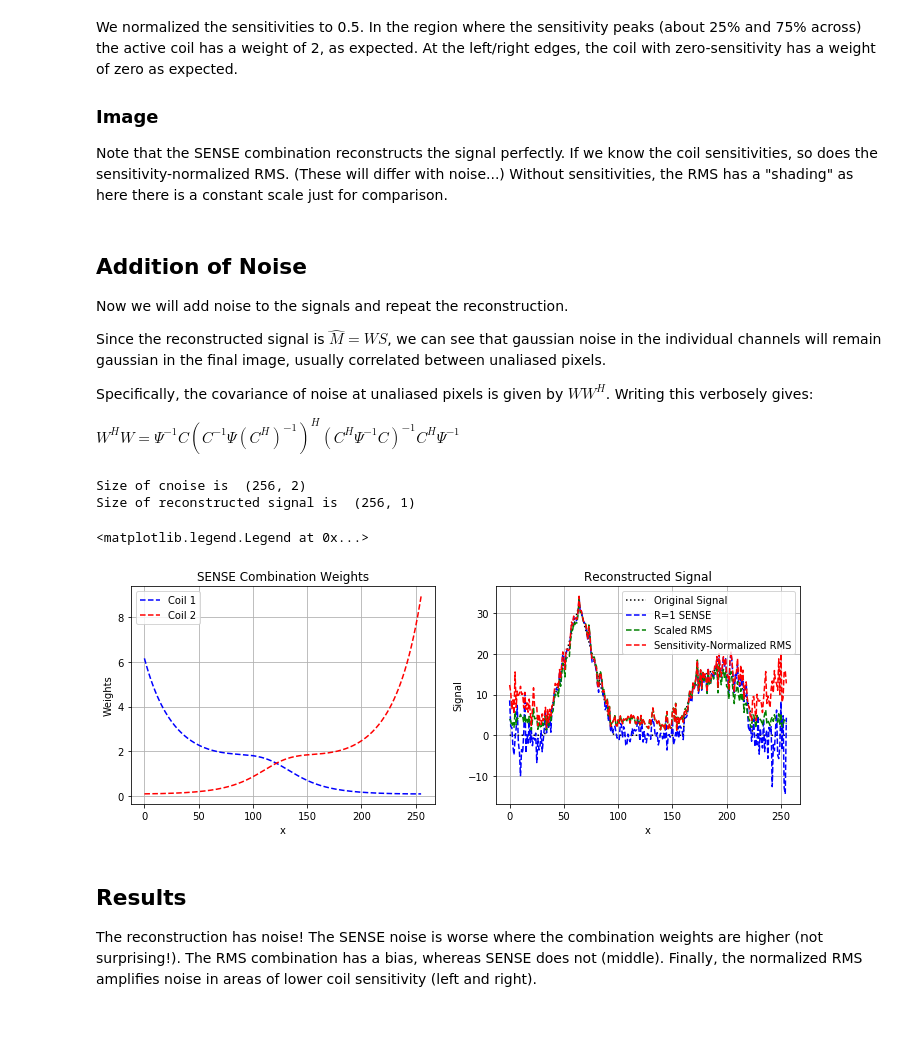
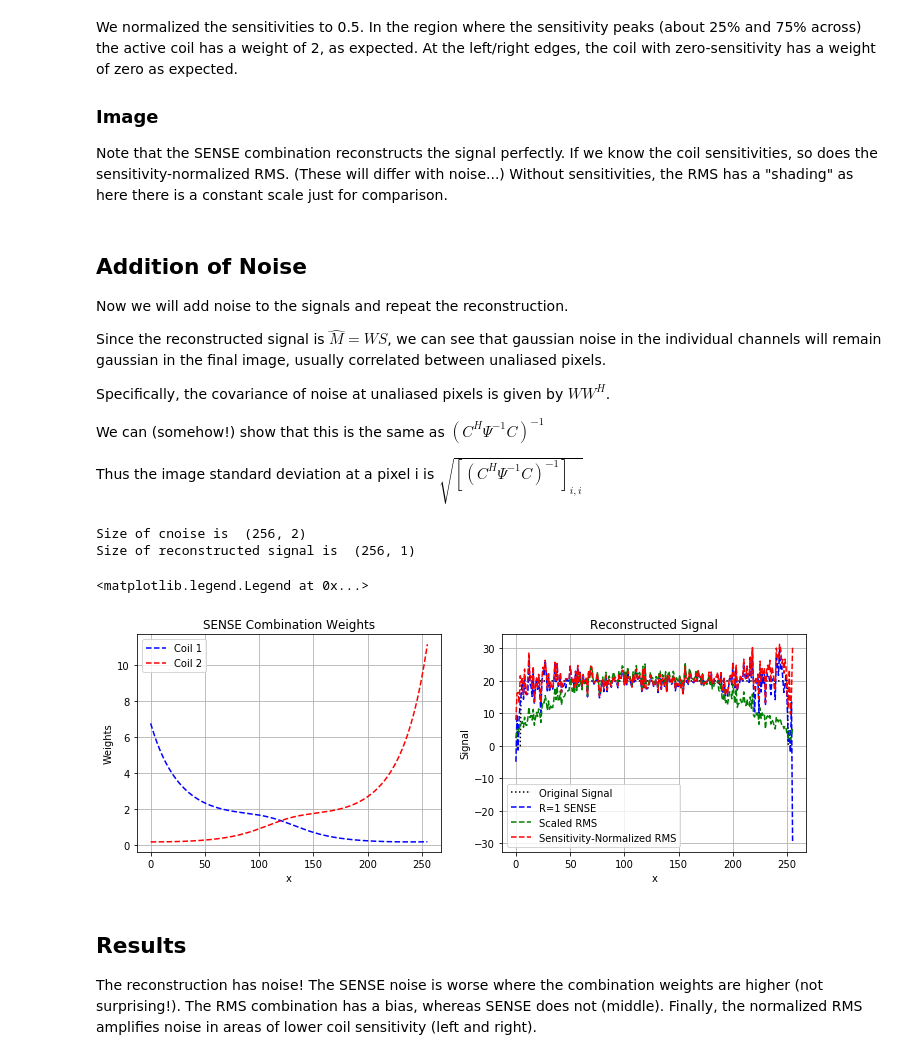
Before and after one commit to mribri999/MRSignalsSeqs, a Jupyter notebook: Python/Rad 229 - SENSE and Noise.ipynb, the cells around one changed output. Drawn from its saved outputs; the diff is of its cells as text; code cells hidden in the pictures; blank space fills up the shorter version.

```diff
--- a/Python/Rad 229 - SENSE and Noise.ipynb
+++ b/Python/Rad 229 - SENSE and Noise.ipynb
@@ -8,12 +8,15 @@ import mrsigpy as mrs
 from scipy import signal as sig
 
 %matplotlib inline
+
+Nx = 256     # Number of pixels along x
+Nc = 2       # Number of coils (channels)
+x = np.arange(0,Nx)  # Position in "image"
 # %% [markdown]
 ## Signal
 We create a simple 1D signal that consists of a triangle and a half-circle.  This approach could be used with 2D images similarly.
 # %%
 # Create Signal - for next parts
-Nx=256
 
 m = np.zeros(Nx)
 m[np.int(Nx/8):np.int(Nx/4)]=np.arange(0,Nx/8)       #Ramp up
@@ -22,7 +25,12 @@ scirc = np.arange(-Nx/8,Nx/8,1)
 scirc = np.sqrt(np.power((Nx/8),2)-scirc*scirc)/2      #Semi-circle, half amplitude
 m[np.int(5.* Nx/8):np.int(7.* Nx/8)] = scirc
 m = np.expand_dims(m,axis=1)
-x = np.arange(0,Nx)
+
+# -- Flat image instead?
+m = np.ones((Nx,1))*20.0
+m[0:5] = 0
+m[Nx-5:] = 0
+
 plt.plot(x,m)
 mrs.lplot('x','signal','Basic Object')
 # %% [output]
@@ -30,21 +38,15 @@ mrs.lplot('x','signal','Basic Object')
 # %% [markdown]
 Now calculate coil sensitivities.  For now we will have 2 coils with gaussian sensitvity profiles.  We will use a $N_c \times 1$ matrix $C$ at each pixel to express sensitivities of channels.
 # %%
-# -- Make gaussian sensitivities
-c1 = mrs.gaussian(x,0.3*Nx,Nx/5)     # Left half!
-c2 = mrs.gaussian(x,0.65*Nx,Nx/5)   # Right half
-# -- Normalize Sensitivities to 0.5 (for illustration)
-c1 = c1 / np.max(c1[:])*0.5
-c2 = c2 / np.max(c2[:])*0.5
-c1 = np.expand_dims(c1,1)
-c2 = np.expand_dims(c2,1)
-csens = np.concatenate((c1,c2),axis=1)
+# -- Make gaussian sensitivities (C), about evenly spaced
+csens = np.zeros((Nx,Nc),dtype='complex64')
+for c in range(0,Nc):
+  csens[:,c] = mrs.gaussian(x,(1.0/(Nc+1.2)*(c+1)*Nx),Nx/(2.5*Nc))
+# --Normalized to 0.5 for illustration (not necessary!)
+csens = csens / np.max(csens[:])*.5
 
-# -- Construct Coil Signals
-print("csense shape is ",csens.shape)
-print("m shape is",m.shape)
-csignals = csens * m    # Broadcasts?
-print("csignals shape is ",csignals.shape)
+# -- Construct Coil Signals (S)
+csignals = csens * m
 
 # -- Plot Sensitivities and Signals
 fig = plt.figure(figsize=(12.,4.))
@@ -57,7 +59,4 @@ plt.subplot(1,2,2)
 plt.plot(x,csignals[:,0],'b-',label='Coil 1')
 plt.plot(x,csignals[:,1],'r--',label='Coil 2')
 mrs.lplot('x','Coil Signals','Coil Signal',legend=True)
-
-#print ("Shape of c1 is ", (c1.shape))
-#print ("Shape of c2 is ", (c2.shape))
 # %% [output]
@@ -82,7 +78,7 @@ With no acceleration, the sensitivity calculation will emphasize the coil that h
 # %%
 # Add dimension with 1 for R=1 (SENSE needs this to identify R)
 csensR1 = np.expand_dims(np.squeeze(csens),axis=2)    # N x 2 x 1
-cov = np.eye(2)  # Noise covariance
+cov = np.eye(Nc)  # Noise covariance
 
 (cweights,gfactor,noiseR1) = mrs.senseweights(csensR1,noisecov=cov,gfactorcalc=True,noisecalc=True)
 print("Size of weights is ",cweights.shape)
@@ -136,45 +120,48 @@ Now we will add noise to the signals and repeat the reconstruction.
 
 Since the reconstructed signal is $\hat{M} = WS$, we can see that gaussian noise in the individual channels will remain gaussian in the final image, usually correlated between unaliased pixels.
 
-Specifically, the covariance of noise at unaliased pixels is given by  $W W^H$.  Writing this verbosely gives:
+Specifically, the covariance of noise at unaliased pixels is given by  $W W^H$.
 
-$W^H W = \Psi^{-1} C (C^{-1} \Psi (C^H)^{-1})^H (C^H \Psi^{-1} C)^{-1} C^H \Psi^{-1}$
+We can (somehow!) show that this is the same as
+ $(C^H \Psi^{-1} C)^{-1} $
+
+Thus the image standard deviation at a pixel i is $\sqrt{[(C^H \Psi^{-1} C)^{-1}]_{i,i}}$
 # %%
 # -- Generate Multivariate noise
-cnoise = np.random.multivariate_normal(np.zeros(2),cov,(Nx)) + 1j*np.random.multivariate_normal(np.zeros(2),cov,(Nx))
+cnoise = np.random.multivariate_normal(np.zeros(Nc),cov,(Nx)) + 1j*np.random.multivariate_normal(np.zeros(Nc),cov,(Nx))
 print("Size of cnoise is ",cnoise.shape)
 
 # -- Add noise!
 cnoisysignals = csignals + cnoise
 
 # -- SENSE Reconstruction
 sensesig = mrs.senserecon(cnoisysignals,cweights)
 print("Size of reconstructed signal is ",sensesig.shape)
 
 # -- RMS Reconstruction
-rmssig = mrs.rmscombine(cnoisysignals) * 2
+rmssig = mrs.rmscombine(cnoisysignals) * 2  # 2 is scale factor
 normrmssig = mrs.rmscombine(cnoisysignals,csens)
 
 fig = plt.figure(figsize=(12.,4.))
 
 plt.subplot(1,2,1)
 plt.plot(x,cweights[:,0,0],'b--',label='Coil 1')  # small delta show trace
 plt.plot(x,cweights[:,0,1],'r--',label='Coil 2')  # small delta show trace
 mrs.lplot('x','Weights','SENSE Combination Weights')
 plt.legend()
 
 plt.subplot(1,2,2)
 plt.plot(x,m,'k:',label='Original Signal')  # small delta show trace
 plt.plot(x,sensesig,'b--',label='R=1 SENSE')
 plt.plot(x,rmssig,'g--',label='Scaled RMS')
 plt.plot(x,normrmssig,'r--',label='Sensitivity-Normalized RMS')
 mrs.lplot('x','Signal','Reconstructed Signal')
 plt.legend()
 # %% [output]
 Size of cnoise is  (256, 2)
 Size of reconstructed signal is  (256, 1)
 <matplotlib.legend.Legend at 0x...>
-[figure, old version]
+[figure, new version]
 # %% [markdown]
 ## Results
 The reconstruction has noise!  The SENSE noise is worse where the combination weights are higher (not surprising!).  The RMS combination has a bias, whereas SENSE does not (middle).  Finally, the normalized RMS amplifies noise in areas of lower coil sensitivity (left and right).
```
Also changed, not shown: parts of 8 cells of this notebook.
